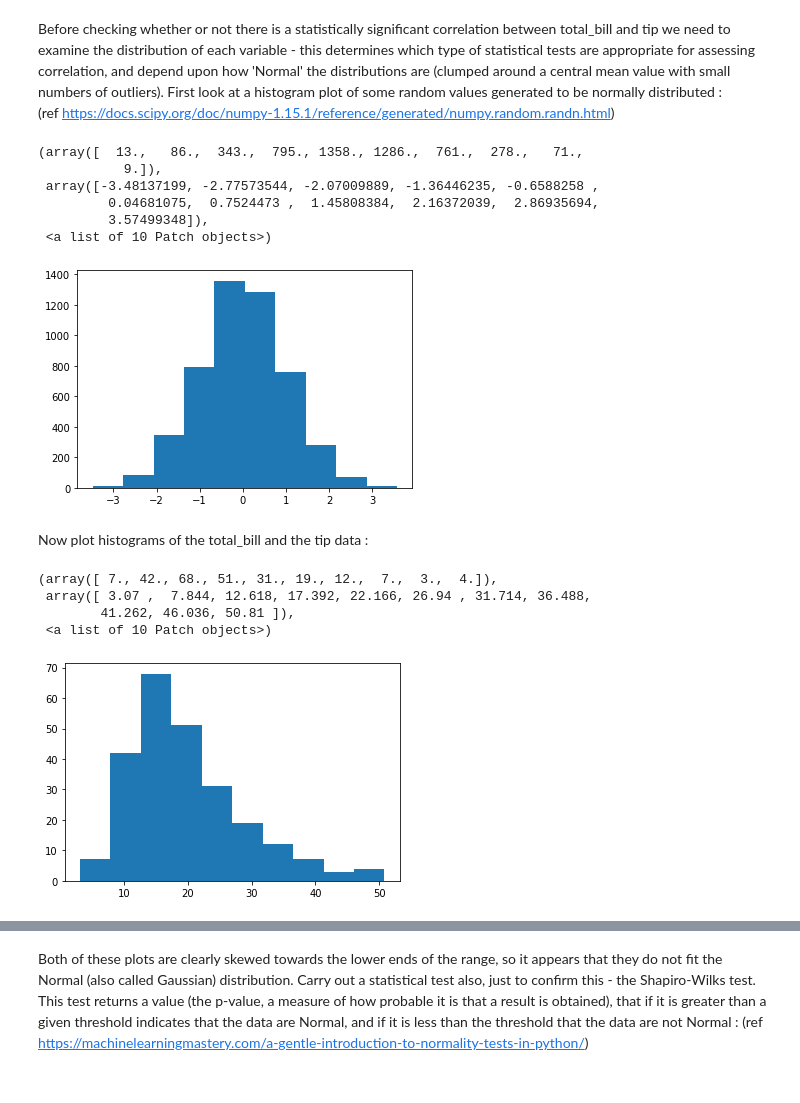
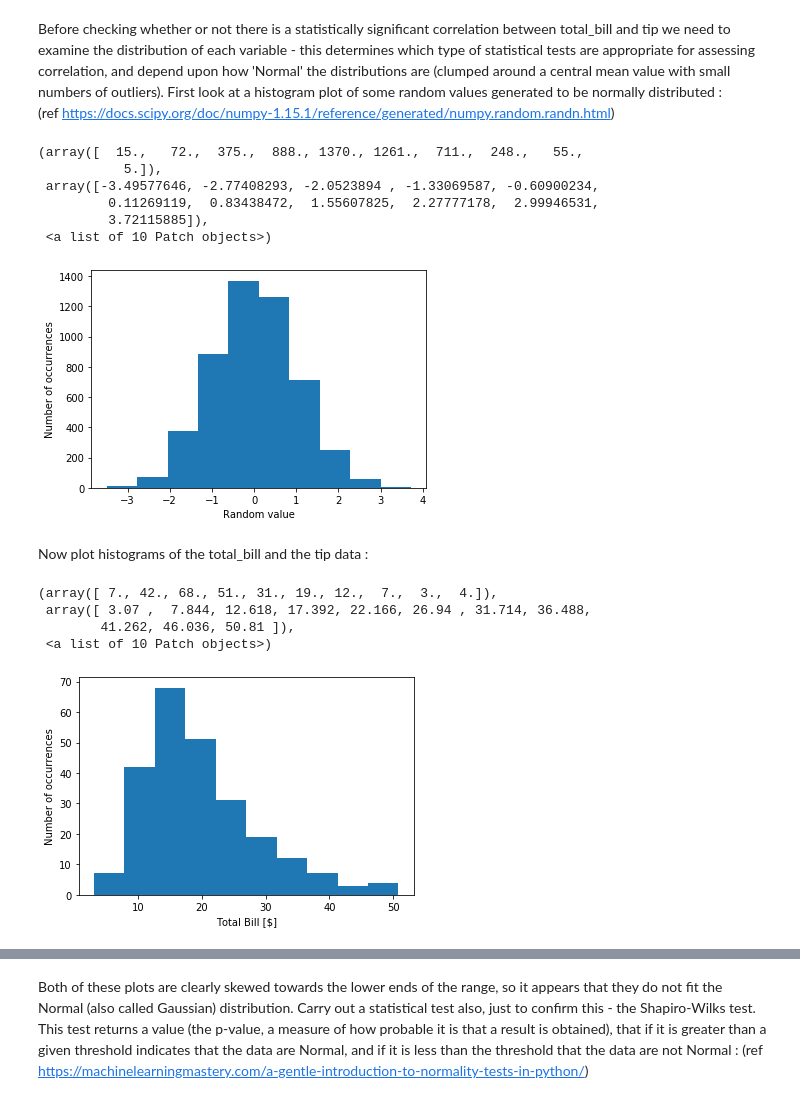
Before and after one commit to NigelSlack/Fundamentals-of-Data-Analysis, a Jupyter notebook: jupyter_notebook.ipynb, the cells around one changed output, grey strips where cells are left out. Cells and saved outputs as stored; diff of their text form; code cells hidden in the pictures.

Commit message:
Update notebook, add Seaborn pairwise plot and axes labels
Include a Seaborn pairwise plot, with comments, and add axis labels to the histogram plots

```diff
--- a/jupyter_notebook.ipynb
+++ b/jupyter_notebook.ipynb
@@ -181,23 +189,27 @@ Before checking whether or not there is a statistically significant correlation
 (ref https://docs.scipy.org/doc/numpy-1.15.1/reference/generated/numpy.random.randn.html)
 # %%
 import numpy as np
+plt.xlabel('Random value')
+plt.ylabel('Number of occurrences')
 plt.hist(np.random.randn(5000))
 # %% [output]
-(array([  13.,   86.,  343.,  795., 1358., 1286.,  761.,  278.,   71.,
-           9.]),
- array([-3.48137199, -2.77573544, -2.07009889, -1.36446235, -0.6588258 ,
-         0.04681075,  0.7524473 ,  1.45808384,  2.16372039,  2.86935694,
-         3.57499348]),
+(array([  15.,   72.,  375.,  888., 1370., 1261.,  711.,  248.,   55.,
+           5.]),
+ array([-3.49577646, -2.77408293, -2.0523894 , -1.33069587, -0.60900234,
+         0.11269119,  0.83438472,  1.55607825,  2.27777178,  2.99946531,
+         3.72115885]),
  <a list of 10 Patch objects>)
-[figure, old version]
+[figure, new version]
 # %% [markdown]
 Now plot histograms of the total_bill and the tip data :
 # %%
+plt.xlabel('Total Bill [$]')
+plt.ylabel('Number of occurrences')
 plt.hist(df['total_bill'])
 # %% [output]
 (array([ 7., 42., 68., 51., 31., 19., 12.,  7.,  3.,  4.]),
  array([ 3.07 ,  7.844, 12.618, 17.392, 22.166, 26.94 , 31.714, 36.488,
         41.262, 46.036, 50.81 ]),
  <a list of 10 Patch objects>)
-[figure, old version]
+[figure, new version]
 # %%
```
Also changed, not shown: parts of 15 cells of this notebook.
